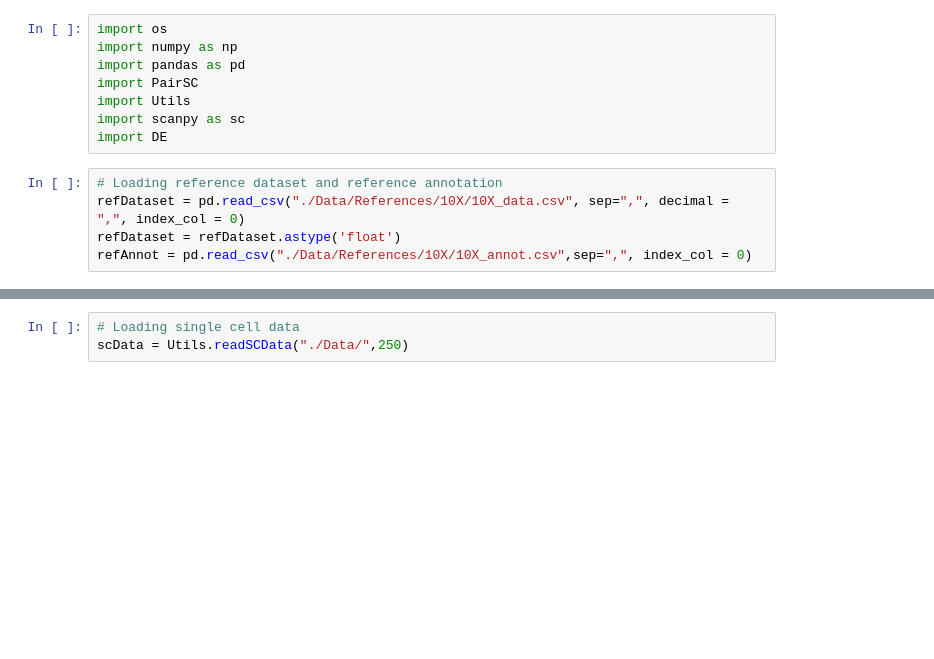
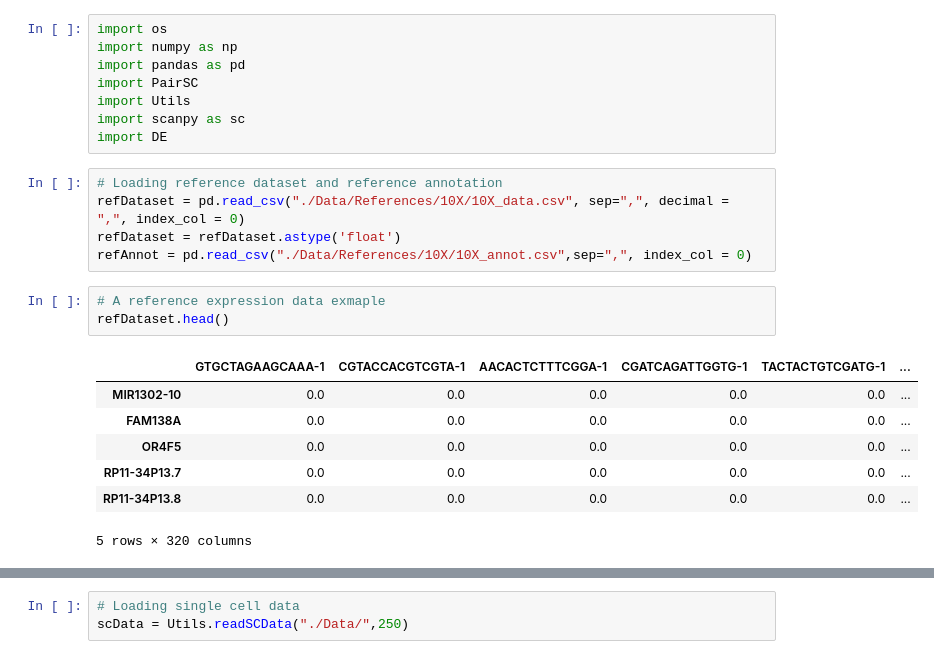
Before and after one commit to muratcemkose/PairSC, a Jupyter notebook: SampleNotebook.ipynb, the cells around one changed output, grey strips where cells are left out. Saved outputs shown, nothing was run; the diff lists cells and outputs as text; blank space fills up the shorter version.

```diff
--- a/SampleNotebook.ipynb
+++ b/SampleNotebook.ipynb
@@ -11,3 +11,14 @@ import DE
 refDataset = pd.read_csv("./Data/References/10X/10X_data.csv", sep=",", decimal = ",", index_col = 0)
 refDataset = refDataset.astype('float')
 refAnnot = pd.read_csv("./Data/References/10X/10X_annot.csv",sep=",", index_col = 0)
+# %%
+# A reference expression data exmaple
+refDataset.head()
+# %% [output]
+|  | GTGCTAGAAGCAAA-1 | CGTACCACGTCGTA-1 | AACACTCTTTCGGA-1 | CGATCAGATTGGTG-1 | TACTACTGTCGATG-1 | ... |
+| MIR1302-10 | 0.0 | 0.0 | 0.0 | 0.0 | 0.0 | ... |
+| FAM138A | 0.0 | 0.0 | 0.0 | 0.0 | 0.0 | ... |
+| OR4F5 | 0.0 | 0.0 | 0.0 | 0.0 | 0.0 | ... |
+| RP11-34P13.7 | 0.0 | 0.0 | 0.0 | 0.0 | 0.0 | ... |
+| RP11-34P13.8 | 0.0 | 0.0 | 0.0 | 0.0 | 0.0 | ... |
+5 rows × 320 columns
```
Also changed, not shown: parts of 7 cells of this notebook.
